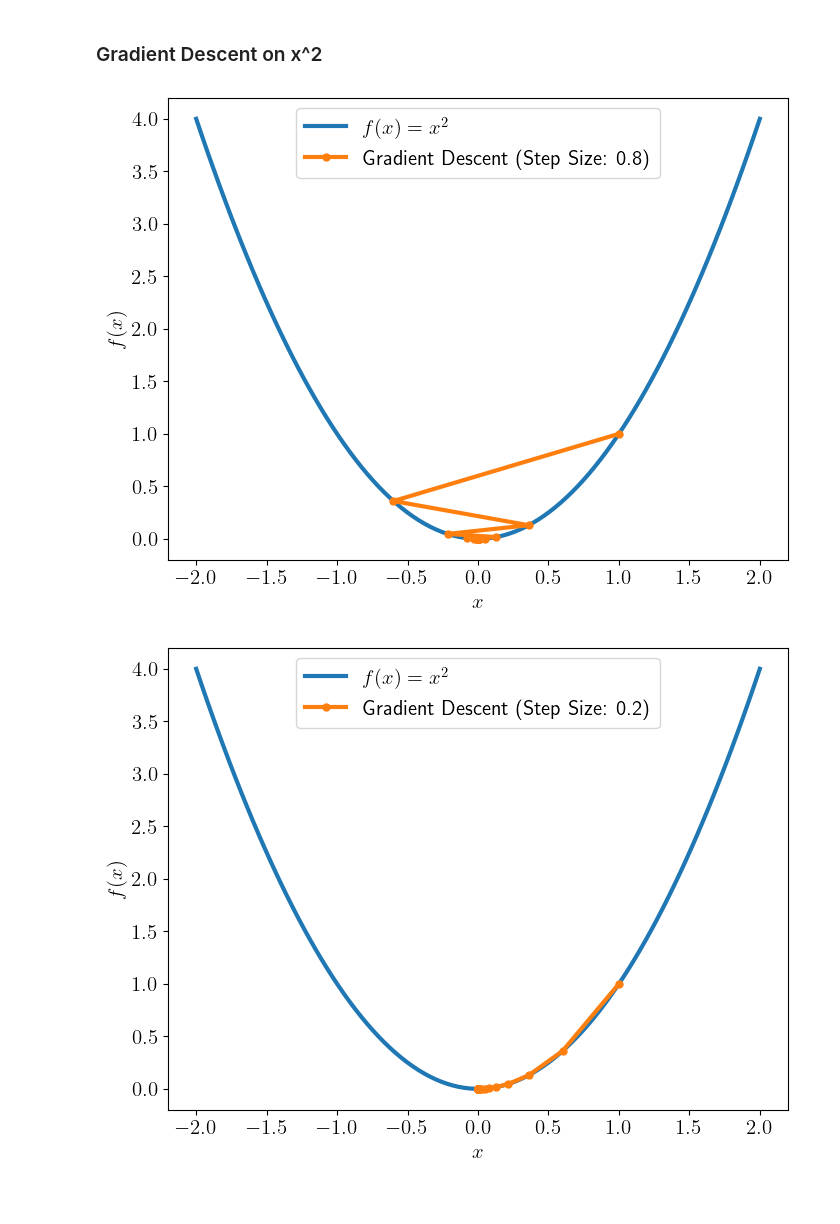
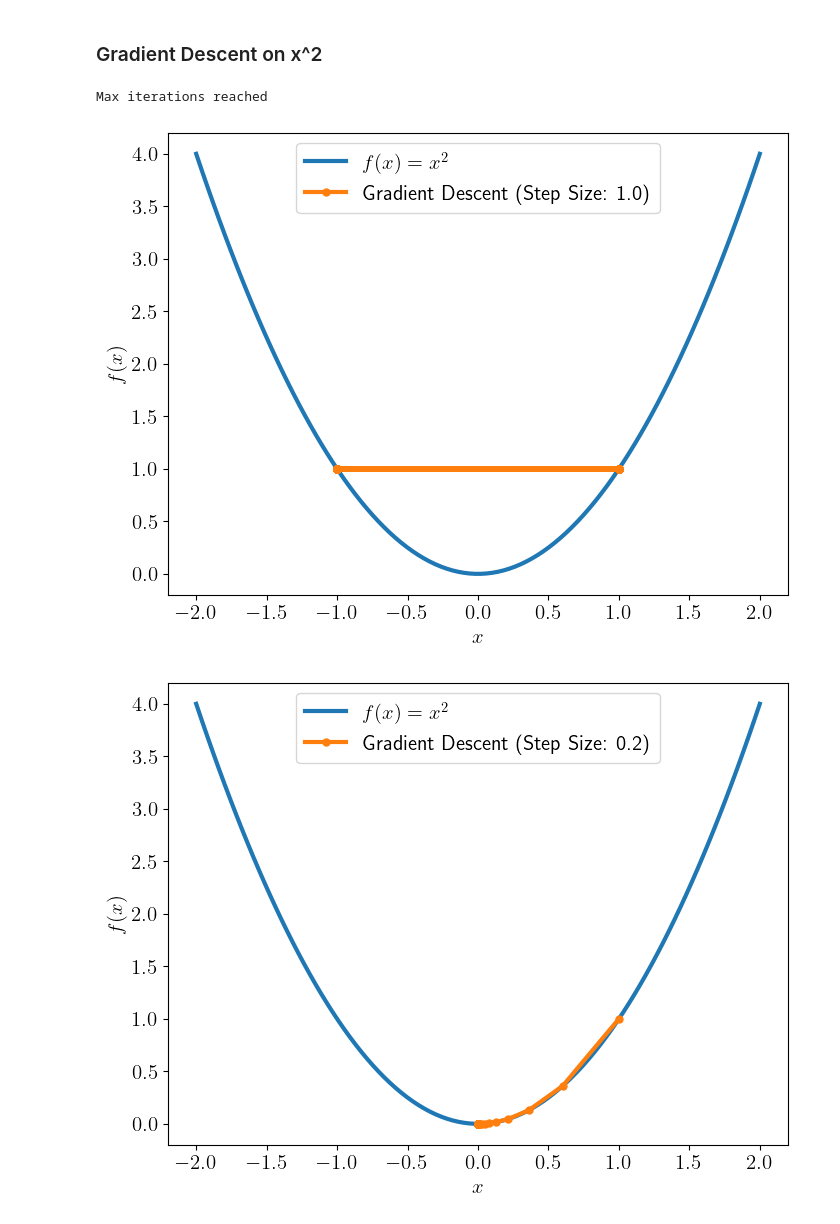
Before and after one commit to PrathamLalwani/BFGSProject, a Jupyter notebook: plotting.ipynb, the cells around one changed output. Cells and saved outputs as stored; diff of their text form; code cells hidden in the pictures.

```diff
--- a/plotting.ipynb
+++ b/plotting.ipynb
@@ -25,21 +26,22 @@ plt.rc('text.latex', preamble=r'\usepackage{bm}')
 # %%
 def quadratic(x):
     return jnp.sum(x**2)
 
 x0 = jnp.array([1.0])
 x = jnp.linspace(-2, 2, 100)
-lr = 0.8
-xopt_gd, xs_gd = gradient_descent(quadratic, x0, .8, 100)
+lr = 1.
+xopt_gd, xs_gd = gradient_descent(quadratic, x0, lr, 100)
 plt.figure(figsize=(8, 6))
 plt.plot(x, jax.vmap(quadratic)(x),label='$f(x) = x^2$', color='C0')
 plt.plot(xs_gd[:,0], jax.vmap(quadratic)(xs_gd),'.-',markersize=10., label=f'Gradient Descent (Step Size: {lr})', color='C1')
 plt.xlabel('$x$')
 plt.ylabel('$f(x)$')
 plt.legend()
 plt.savefig('./figs/gradient_descent_high_learning_rate.png', dpi =300, bbox_inches='tight')
 plt.show()
 # %% [output]
+Max iterations reached
-[figure, old version]
+[figure, new version]
 # %%
 lr = 0.2
 xopt_gd, xs_gd = gradient_descent(quadratic, x0, lr, 100)
```
Also changed, not shown: parts of 4 cells of this notebook, 16 other files.
